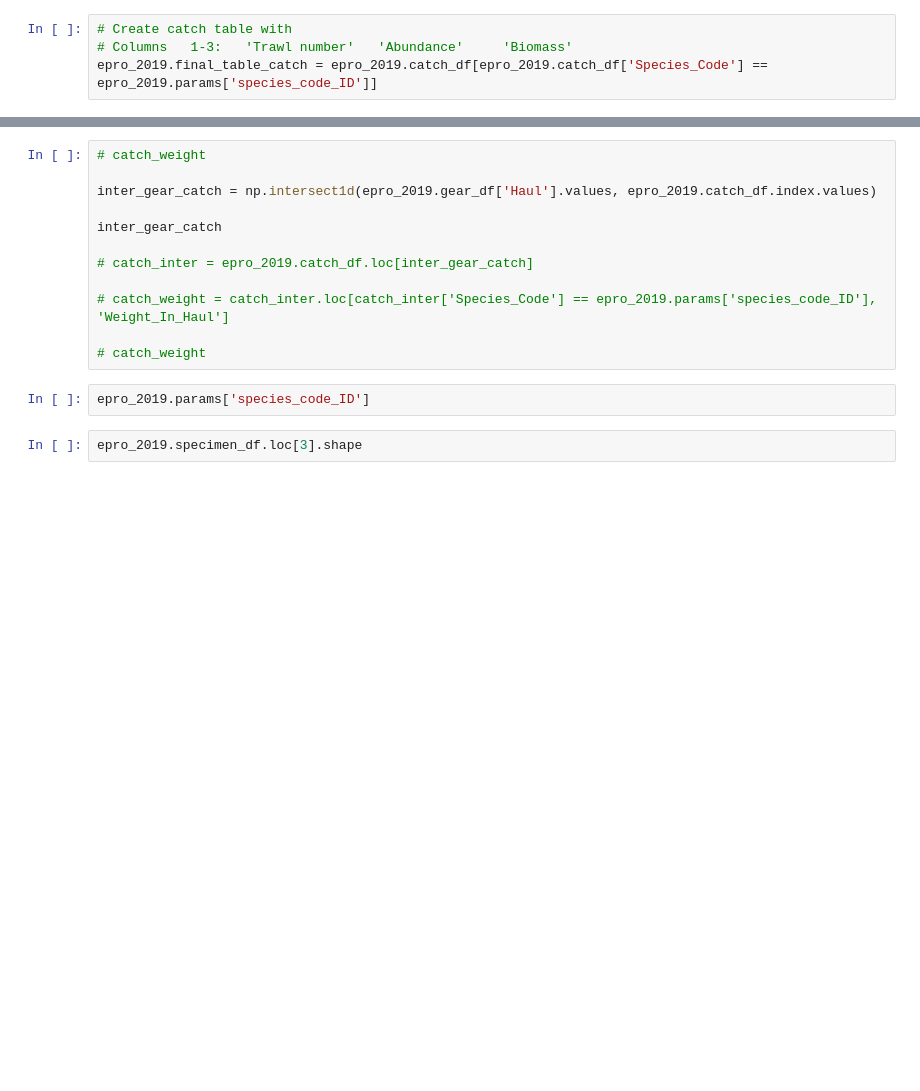
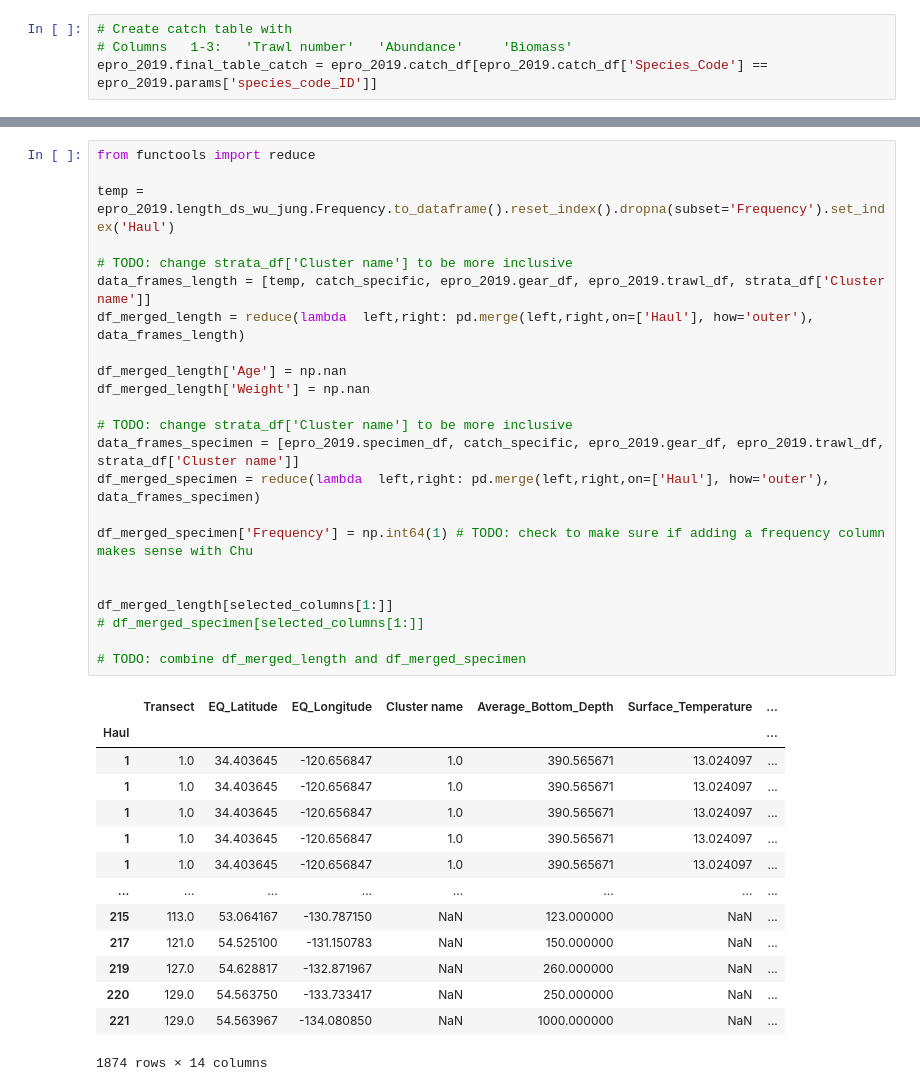
Before and after one commit to OSOceanAcoustics/echopop, a Jupyter notebook: proto_typing.ipynb, the cells around one changed output, grey strips where cells are left out. Saved outputs shown, nothing was run; the diff lists cells and outputs as text; blank space fills up the shorter version.

```diff
--- a/proto_typing.ipynb
+++ b/proto_typing.ipynb
@@ -151,16 +142,38 @@ else:
-# %%
-# catch_weight
-
-inter_gear_catch = np.intersect1d(epro_2019.gear_df['Haul'].values, epro_2019.catch_df.index.values)
-
-inter_gear_catch
-
-# catch_inter = epro_2019.catch_df.loc[inter_gear_catch]
-
-# catch_weight = catch_inter.loc[catch_inter['Species_Code'] == epro_2019.params['species_code_ID'], 'Weight_In_Haul']
-
-# catch_weight
-# %%
-epro_2019.params['species_code_ID']
-# %%
-epro_2019.specimen_df.loc[3].shape
+# %%
+from functools import reduce
+
+temp = epro_2019.length_ds_wu_jung.Frequency.to_dataframe().reset_index().dropna(subset='Frequency').set_index('Haul')
+
+# TODO: change strata_df['Cluster name'] to be more inclusive
+data_frames_length = [temp, catch_specific, epro_2019.gear_df, epro_2019.trawl_df, strata_df['Cluster name']]
+df_merged_length = reduce(lambda  left,right: pd.merge(left,right,on=['Haul'], how='outer'), data_frames_length)
+
+df_merged_length['Age'] = np.nan
+df_merged_length['Weight'] = np.nan
+
+# TODO: change strata_df['Cluster name'] to be more inclusive
+data_frames_specimen = [epro_2019.specimen_df, catch_specific, epro_2019.gear_df, epro_2019.trawl_df, strata_df['Cluster name']]
+df_merged_specimen = reduce(lambda  left,right: pd.merge(left,right,on=['Haul'], how='outer'), data_frames_specimen)
+
+df_merged_specimen['Frequency'] = np.int64(1) # TODO: check to make sure if adding a frequency column makes sense with Chu
+
+
+df_merged_length[selected_columns[1:]]
+# df_merged_specimen[selected_columns[1:]]
+
+# TODO: combine df_merged_length and df_merged_specimen
+# %% [output]
+|  | Transect | EQ_Latitude | EQ_Longitude | Cluster name | Average_Bottom_Depth | Surface_Temperature | ... |
+| Haul |  |  |  |  |  |  | ... |
+| 1 | 1.0 | 34.403645 | -120.656847 | 1.0 | 390.565671 | 13.024097 | ... |
+| 1 | 1.0 | 34.403645 | -120.656847 | 1.0 | 390.565671 | 13.024097 | ... |
+| 1 | 1.0 | 34.403645 | -120.656847 | 1.0 | 390.565671 | 13.024097 | ... |
+| 1 | 1.0 | 34.403645 | -120.656847 | 1.0 | 390.565671 | 13.024097 | ... |
+| 1 | 1.0 | 34.403645 | -120.656847 | 1.0 | 390.565671 | 13.024097 | ... |
+| ... | ... | ... | ... | ... | ... | ... | ... |
+| 215 | 113.0 | 53.064167 | -130.787150 | NaN | 123.000000 | NaN | ... |
+| 217 | 121.0 | 54.525100 | -131.150783 | NaN | 150.000000 | NaN | ... |
+| 219 | 127.0 | 54.628817 | -132.871967 | NaN | 260.000000 | NaN | ... |
+| 220 | 129.0 | 54.563750 | -133.733417 | NaN | 250.000000 | NaN | ... |
+| 221 | 129.0 | 54.563967 | -134.080850 | NaN | 1000.000000 | NaN | ... |
+1874 rows × 14 columns
```
Also changed, not shown: parts of 17 cells of this notebook, 3 other files.
